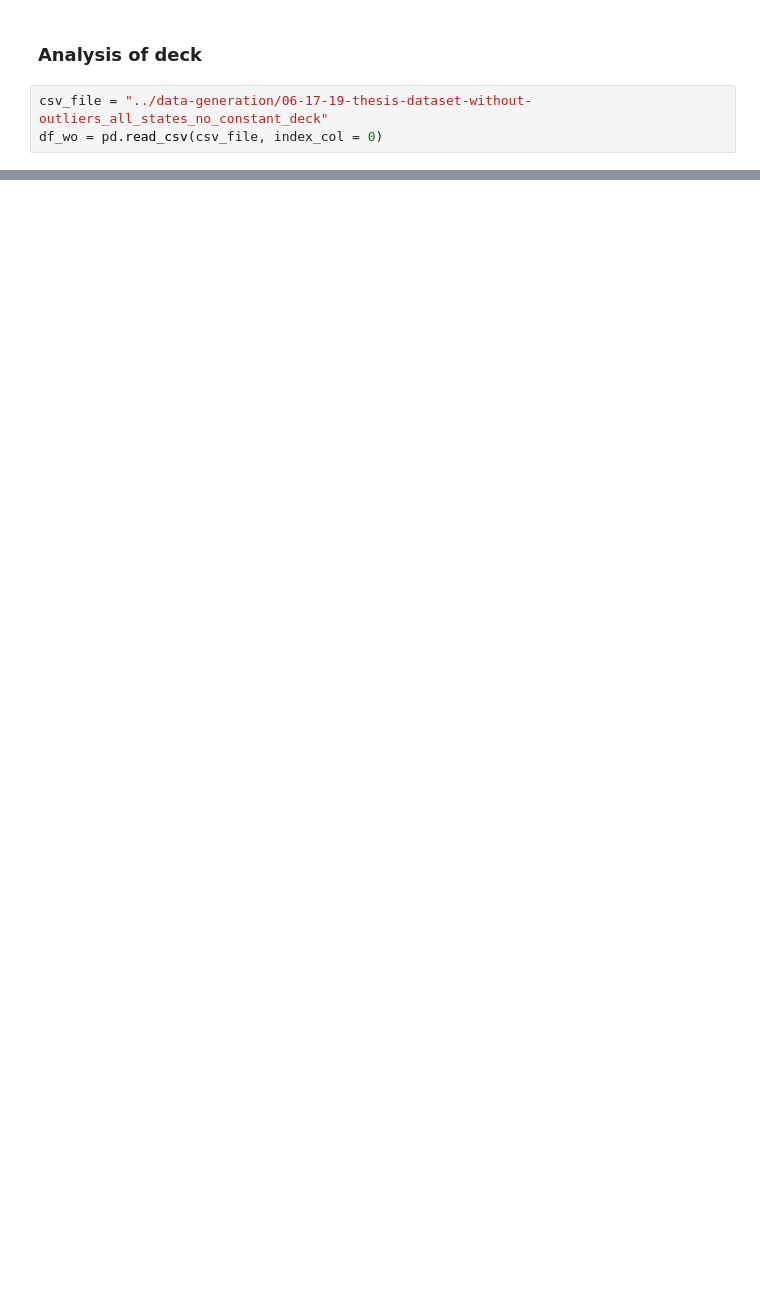
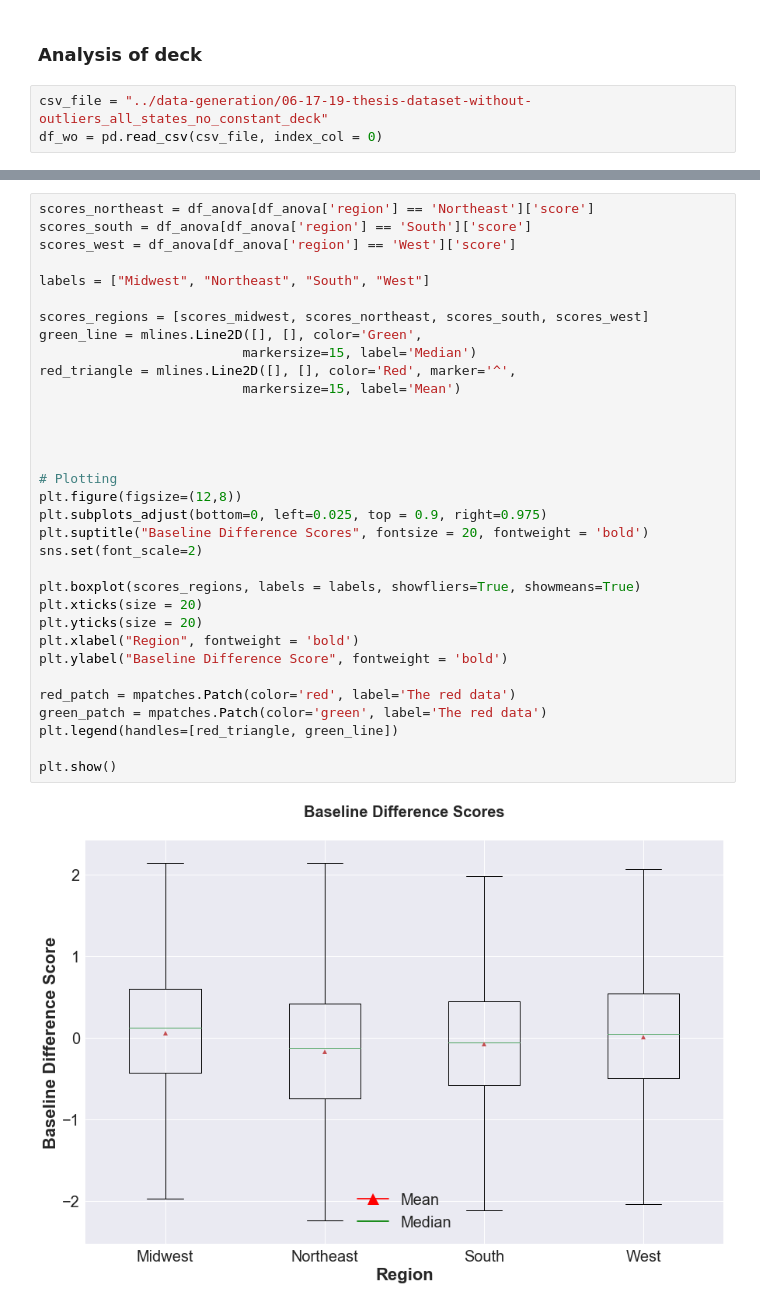
Before and after one commit to kaleoyster/thesis, a Jupyter notebook: analysis/06-18-19-effect-of-region-on bridge-condition.ipynb, the cells around one changed output, grey strips where cells are left out. Saved outputs shown, nothing was run; the diff lists cells and outputs as text; blank space fills up the shorter version.

```diff
--- a/analysis/06-18-19-effect-of-region-on bridge-condition.ipynb
+++ b/analysis/06-18-19-effect-of-region-on bridge-condition.ipynb
@@ -220,0 +298,35 @@ df_wo = pd.read_csv(csv_file, index_col = 0)
+# %%
+scores_northeast = df_anova[df_anova['region'] == 'Northeast']['score']
+scores_south = df_anova[df_anova['region'] == 'South']['score']
+scores_west = df_anova[df_anova['region'] == 'West']['score']
+
+labels = ["Midwest", "Northeast", "South", "West"]
+
+scores_regions = [scores_midwest, scores_northeast, scores_south, scores_west]
+green_line = mlines.Line2D([], [], color='Green',
+                          markersize=15, label='Median')
+red_triangle = mlines.Line2D([], [], color='Red', marker='^',
+                          markersize=15, label='Mean')
+
+
+
+
+# Plotting
+plt.figure(figsize=(12,8))
+plt.subplots_adjust(bottom=0, left=0.025, top = 0.9, right=0.975)
+plt.suptitle("Baseline Difference Scores", fontsize = 20, fontweight = 'bold')
+sns.set(font_scale=2)
+
+plt.boxplot(scores_regions, labels = labels, showfliers=True, showmeans=True)
+plt.xticks(size = 20)
+plt.yticks(size = 20)
+plt.xlabel("Region", fontweight = 'bold')
+plt.ylabel("Baseline Difference Score", fontweight = 'bold')
+
+red_patch = mpatches.Patch(color='red', label='The red data')
+green_patch = mpatches.Patch(color='green', label='The red data')
+plt.legend(handles=[red_triangle, green_line])
+
+plt.show()
+# %% [output]
+[figure, added]
```
Also changed, not shown: parts of 10 cells of this notebook, 10 other files.
